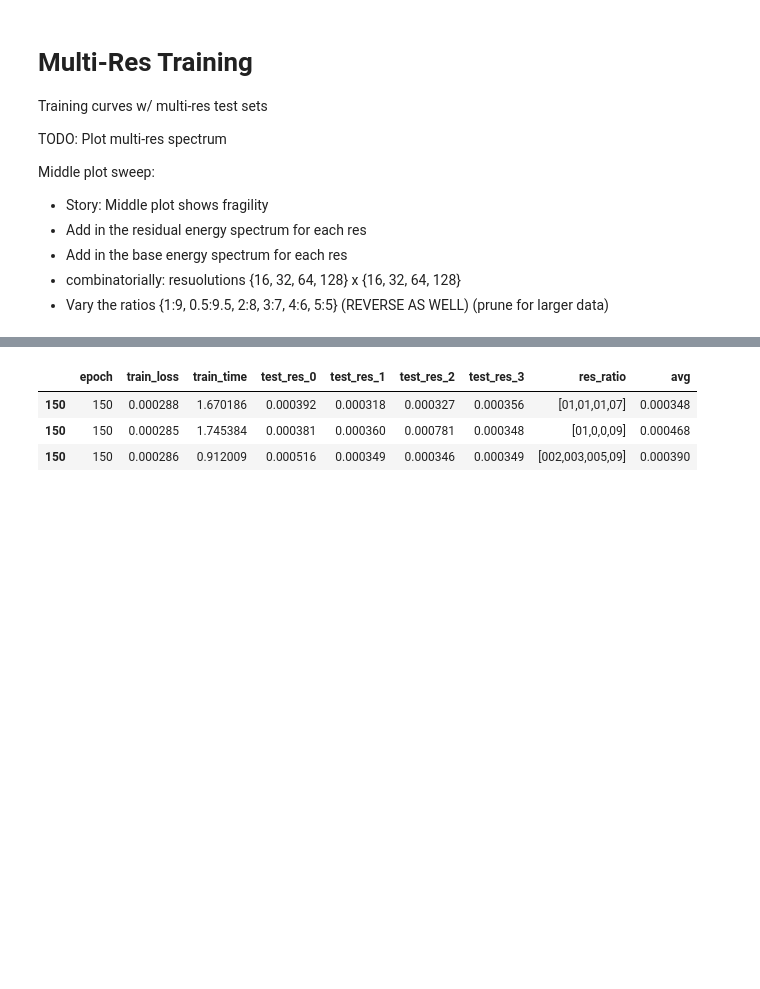
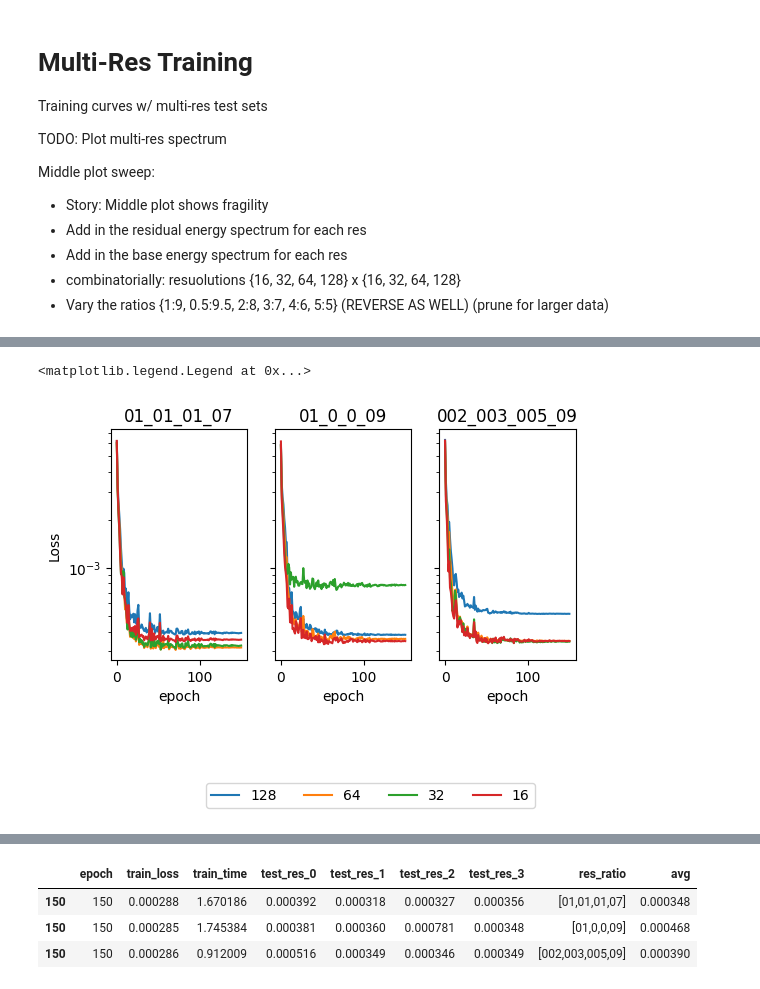
Before and after one commit to msakarvadia/operator_aliasing, a Jupyter notebook: notebooks/figures.ipynb, the cells around one changed output, grey strips where cells are left out. Cells and saved outputs as stored; diff of their text form; code cells hidden in the pictures; blank space fills up the shorter version.

```diff
--- a/notebooks/figures.ipynb
+++ b/notebooks/figures.ipynb
@@ -1638,2 +1612,65 @@ res_ratios
+# %%
+fig, axes = plt.subplots(
+    nrows=1, ncols=3, sharey=True, sharex='col', figsize=(6, 3)
+)
+
+dataset_name = 'darcy_pdebench'
+loss = 'mse'
+(
+    model_name,
+    in_channels,
+    out_channels,
+    initial_steps,
+    loss,
+    batch_size,
+    lr,
+    wd,
+    pinn_loss_weight,
+) = get_dataset_info(dataset_name, "mse")
+#lr = str(lr).replace('.','')
+if dataset_name == 'darcy_pdebench':
+    img_sizes = [128, 64, 32, 16]
+    img_size = 128
+    max_mode = img_size // 2
+
+
+final_ckpts = []
+
+res_ratios = [
+    [0.1,0.1,0.1,0.7],
+    [0.1,0,0,0.9],
+    [0.02,0.03,0.05,0.9],
+]
+for x_idx, res_ratio in enumerate(res_ratios):
+    res_ratio = str_from_res(res_ratio)
+    ckpt_dir = f'{lr}_{wd}_15_05_{loss}_{batch_size}_{dataset_name}_-1_-1_{max_mode}_{model_name}_{in_channels}_{out_channels}_{pinn_loss_weight}_{initial_steps}_multi_{res_ratio}'
+    ckpt_dir = ckpt_dir.replace('.','')
+    ckpt_pth = f'{ckpt_path}/{ckpt_dir}/'
+    ckpt_name = f'{ckpt_pth}/train_stats.csv'
+
+    if not os.path.exists(ckpt_name):
+        print('does not exist: ', ckpt_dir)
+        continue
+    df = pd.read_csv(ckpt_name)
+    df['res_ratio'] = res_ratio
+    final_ckpts.append(df[df.epoch == 150])
+    for res in range(4):
+        ylabel = f'test_res_{res}'
+        sns.lineplot(
+            df,
+            x='epoch',
+            y=ylabel,
+            label=f'{img_sizes[res]}',
+            ax=axes[x_idx],
+        )
+        axes[ x_idx].get_legend().remove()
+        axes[x_idx].set_yscale('log')
+        axes[x_idx].set_title(res_ratio)
+        axes[ x_idx].set_ylabel('Loss')
+
+plt.legend(bbox_to_anchor=(-0.5, -0.5), loc='upper center', ncols=4)
+# %% [output]
+<matplotlib.legend.Legend at 0x...>
+[figure, added]
 # %%
 fig, axes = plt.subplots(
```
Also changed, not shown: parts of 6 cells of this notebook, 3 other files.
